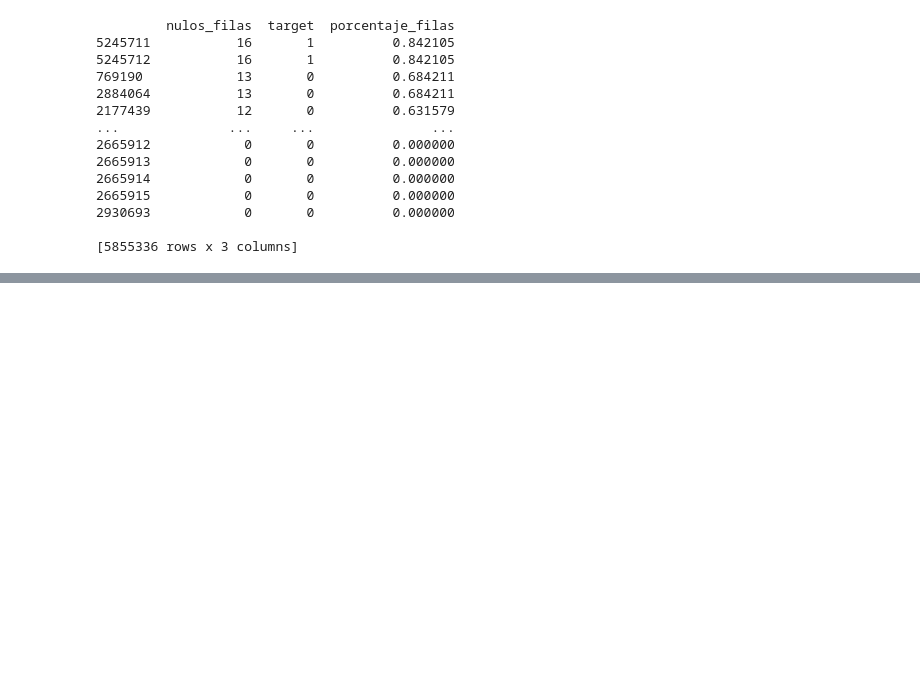
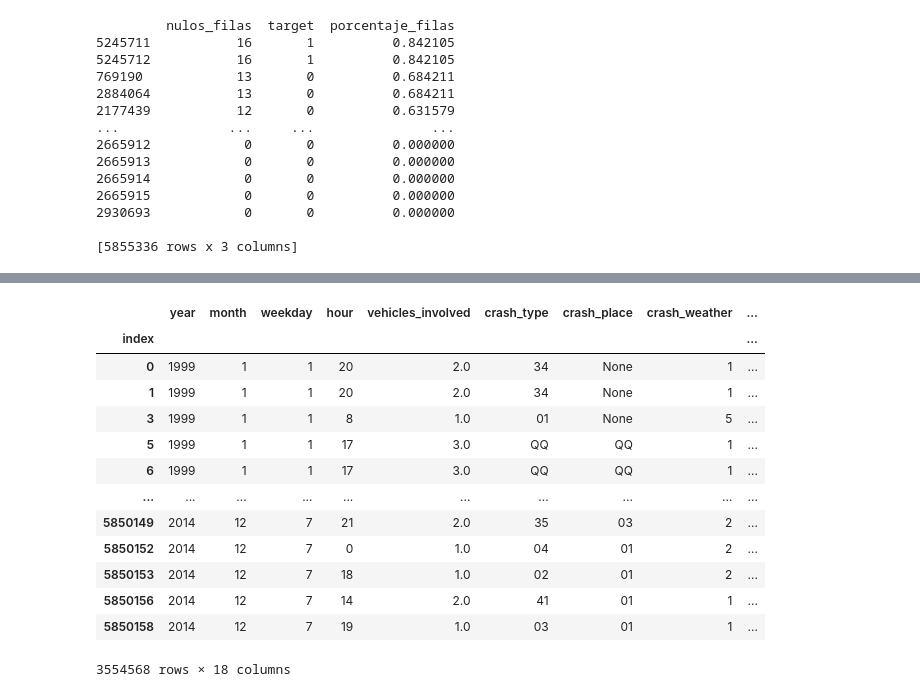
Before and after one commit to AMM53/Accidents-Prediction, a Jupyter notebook: notebooks/FeatureEngineering.ipynb, the cells around one changed output, grey strips where cells are left out. Drawn from its saved outputs; the diff is of its cells as text; code cells hidden in the pictures; blank space fills up the shorter version.

```diff
--- a/notebooks/FeatureEngineering.ipynb
+++ b/notebooks/FeatureEngineering.ipynb
@@ -145,3 +142,20 @@ df = df.drop('passenger_role', axis = 1)
 
 # Además, nos evita problemas a la hora de entrenar los modelos ya que sería posible que varios registros del mismo coche,
 # que inevitablemente tienen una correlación muy alta respecto de la variable objetivo, sesgando nuestros modelos.
+# %%
+df
+# %% [output]
+|  | year | month | weekday | hour | vehicles_involved | crash_type | crash_place | crash_weather | ... |
+| index |  |  |  |  |  |  |  |  | ... |
+| 0 | 1999 | 1 | 1 | 20 | 2.0 | 34 | None | 1 | ... |
+| 1 | 1999 | 1 | 1 | 20 | 2.0 | 34 | None | 1 | ... |
+| 3 | 1999 | 1 | 1 | 8 | 1.0 | 01 | None | 5 | ... |
+| 5 | 1999 | 1 | 1 | 17 | 3.0 | QQ | QQ | 1 | ... |
+| 6 | 1999 | 1 | 1 | 17 | 3.0 | QQ | QQ | 1 | ... |
+| ... | ... | ... | ... | ... | ... | ... | ... | ... | ... |
+| 5850149 | 2014 | 12 | 7 | 21 | 2.0 | 35 | 03 | 2 | ... |
+| 5850152 | 2014 | 12 | 7 | 0 | 1.0 | 04 | 01 | 2 | ... |
+| 5850153 | 2014 | 12 | 7 | 18 | 1.0 | 02 | 01 | 2 | ... |
+| 5850156 | 2014 | 12 | 7 | 14 | 2.0 | 41 | 01 | 1 | ... |
+| 5850158 | 2014 | 12 | 7 | 19 | 1.0 | 03 | 01 | 1 | ... |
+3554568 rows × 18 columns
```
Also changed, not shown: parts of 6 cells of this notebook, 1 other file.
